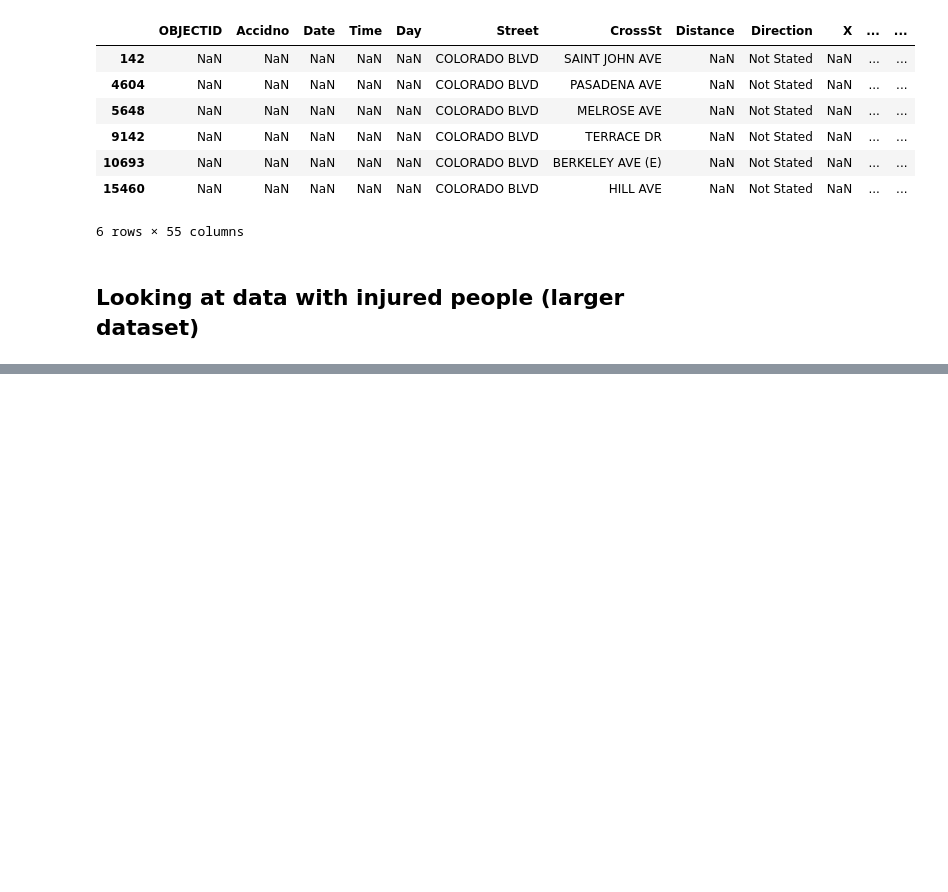
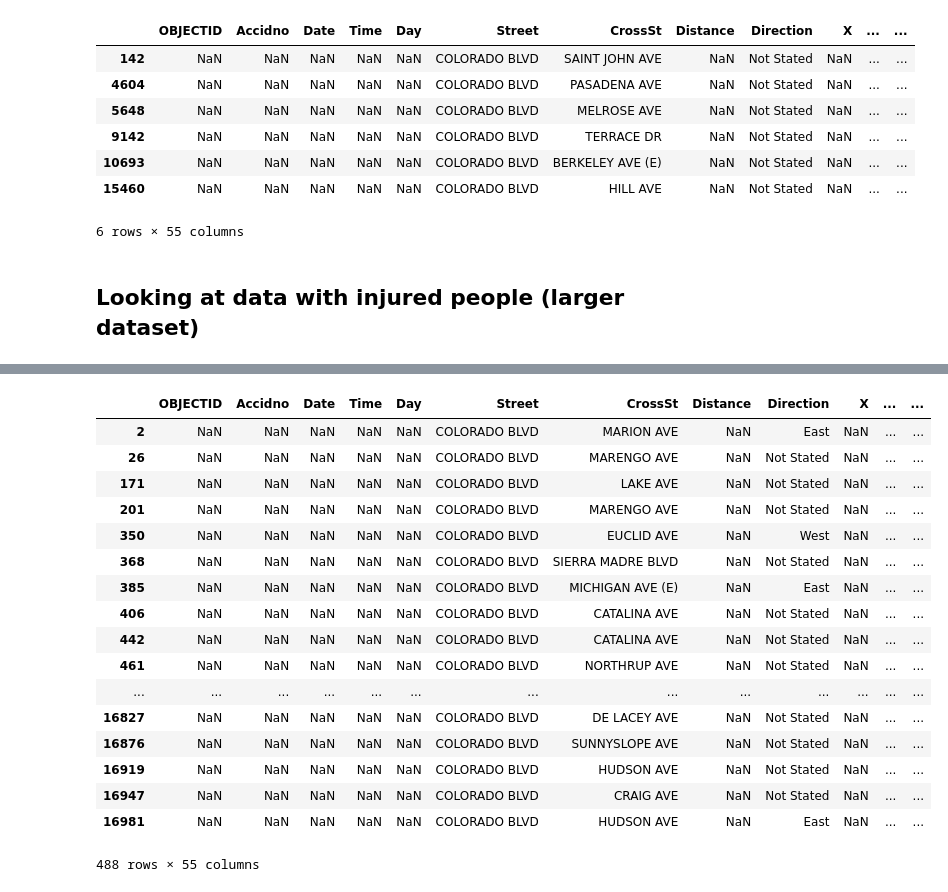
Before and after one commit to juxiong/PasadenaTrafficCollisions, a Jupyter notebook: Pasadena Traffic Collisions Data Analysis.ipynb, the cells around one changed output, grey strips where cells are left out. Saved outputs shown, nothing was run; the diff lists cells and outputs as text; code cells hidden in the pictures; blank space fills up the shorter version.

Commit message:
Adding some intersection injury analysis

```diff
--- a/Pasadena Traffic Collisions Data Analysis.ipynb
+++ b/Pasadena Traffic Collisions Data Analysis.ipynb
@@ -143,0 +202,23 @@ injured_df['Street'].value_counts()
+# %%
+# Taking a look at a high injury street
+colorado_injured = injured_df.loc[injured_df['Street'] == 'COLORADO BLVD']
+colorado_injured
+# %% [output]
+|  | OBJECTID | Accidno | Date | Time | Day | Street | CrossSt | Distance | Direction | X | ... | ... |
+| 2 | NaN | NaN | NaN | NaN | NaN | COLORADO BLVD | MARION AVE | NaN | East | NaN | ... | ... |
+| 26 | NaN | NaN | NaN | NaN | NaN | COLORADO BLVD | MARENGO AVE | NaN | Not Stated | NaN | ... | ... |
+| 171 | NaN | NaN | NaN | NaN | NaN | COLORADO BLVD | LAKE AVE | NaN | Not Stated | NaN | ... | ... |
+| 201 | NaN | NaN | NaN | NaN | NaN | COLORADO BLVD | MARENGO AVE | NaN | Not Stated | NaN | ... | ... |
+| 350 | NaN | NaN | NaN | NaN | NaN | COLORADO BLVD | EUCLID AVE | NaN | West | NaN | ... | ... |
+| 368 | NaN | NaN | NaN | NaN | NaN | COLORADO BLVD | SIERRA MADRE BLVD | NaN | Not Stated | NaN | ... | ... |
+| 385 | NaN | NaN | NaN | NaN | NaN | COLORADO BLVD | MICHIGAN AVE (E) | NaN | East | NaN | ... | ... |
+| 406 | NaN | NaN | NaN | NaN | NaN | COLORADO BLVD | CATALINA AVE | NaN | Not Stated | NaN | ... | ... |
+| 442 | NaN | NaN | NaN | NaN | NaN | COLORADO BLVD | CATALINA AVE | NaN | Not Stated | NaN | ... | ... |
+| 461 | NaN | NaN | NaN | NaN | NaN | COLORADO BLVD | NORTHRUP AVE | NaN | Not Stated | NaN | ... | ... |
+| ... | ... | ... | ... | ... | ... | ... | ... | ... | ... | ... | ... | ... |
+| 16827 | NaN | NaN | NaN | NaN | NaN | COLORADO BLVD | DE LACEY AVE | NaN | Not Stated | NaN | ... | ... |
+| 16876 | NaN | NaN | NaN | NaN | NaN | COLORADO BLVD | SUNNYSLOPE AVE | NaN | Not Stated | NaN | ... | ... |
+| 16919 | NaN | NaN | NaN | NaN | NaN | COLORADO BLVD | HUDSON AVE | NaN | Not Stated | NaN | ... | ... |
+| 16947 | NaN | NaN | NaN | NaN | NaN | COLORADO BLVD | CRAIG AVE | NaN | Not Stated | NaN | ... | ... |
+| 16981 | NaN | NaN | NaN | NaN | NaN | COLORADO BLVD | HUDSON AVE | NaN | East | NaN | ... | ... |
+488 rows × 55 columns
```
Also changed, not shown: parts of 6 cells of this notebook.
